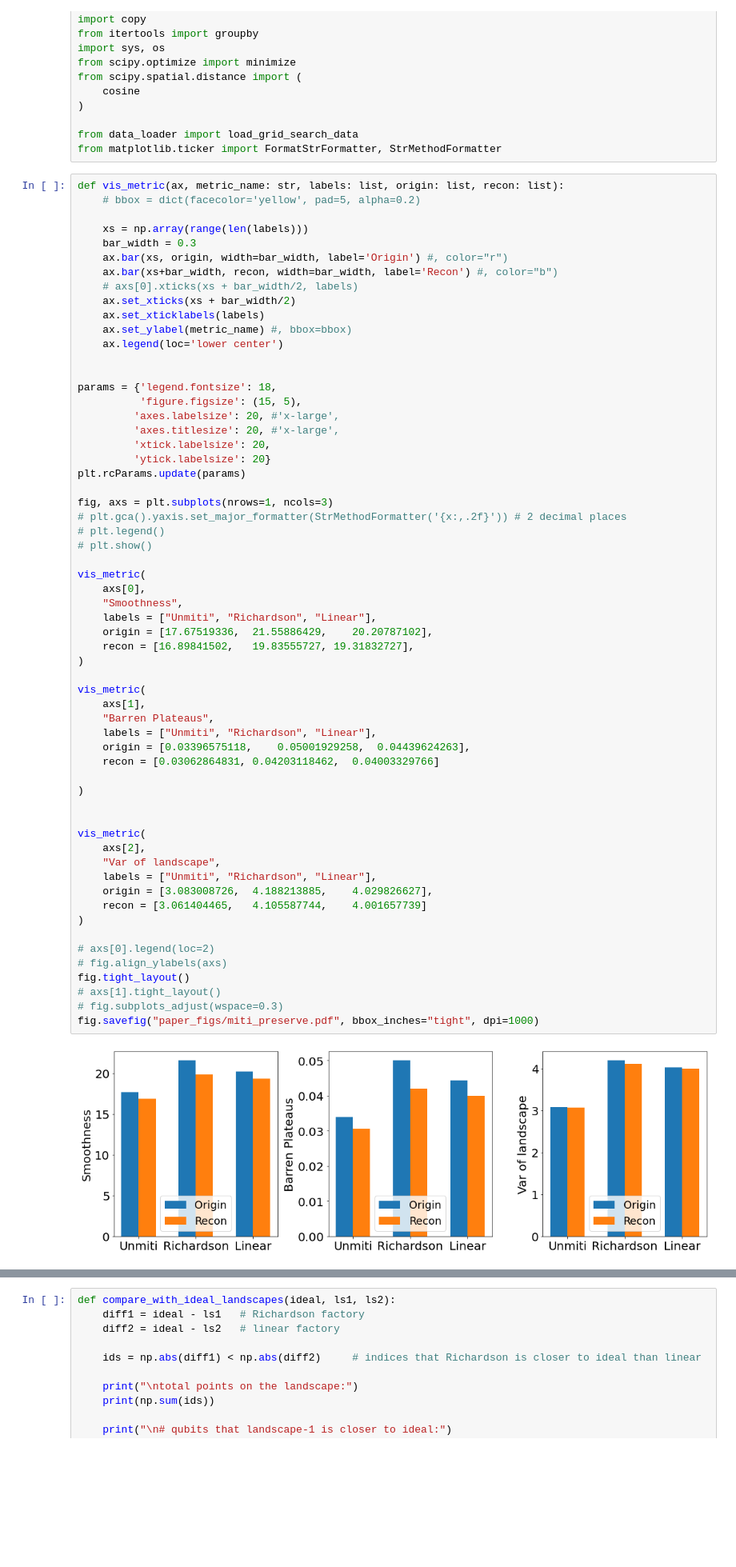
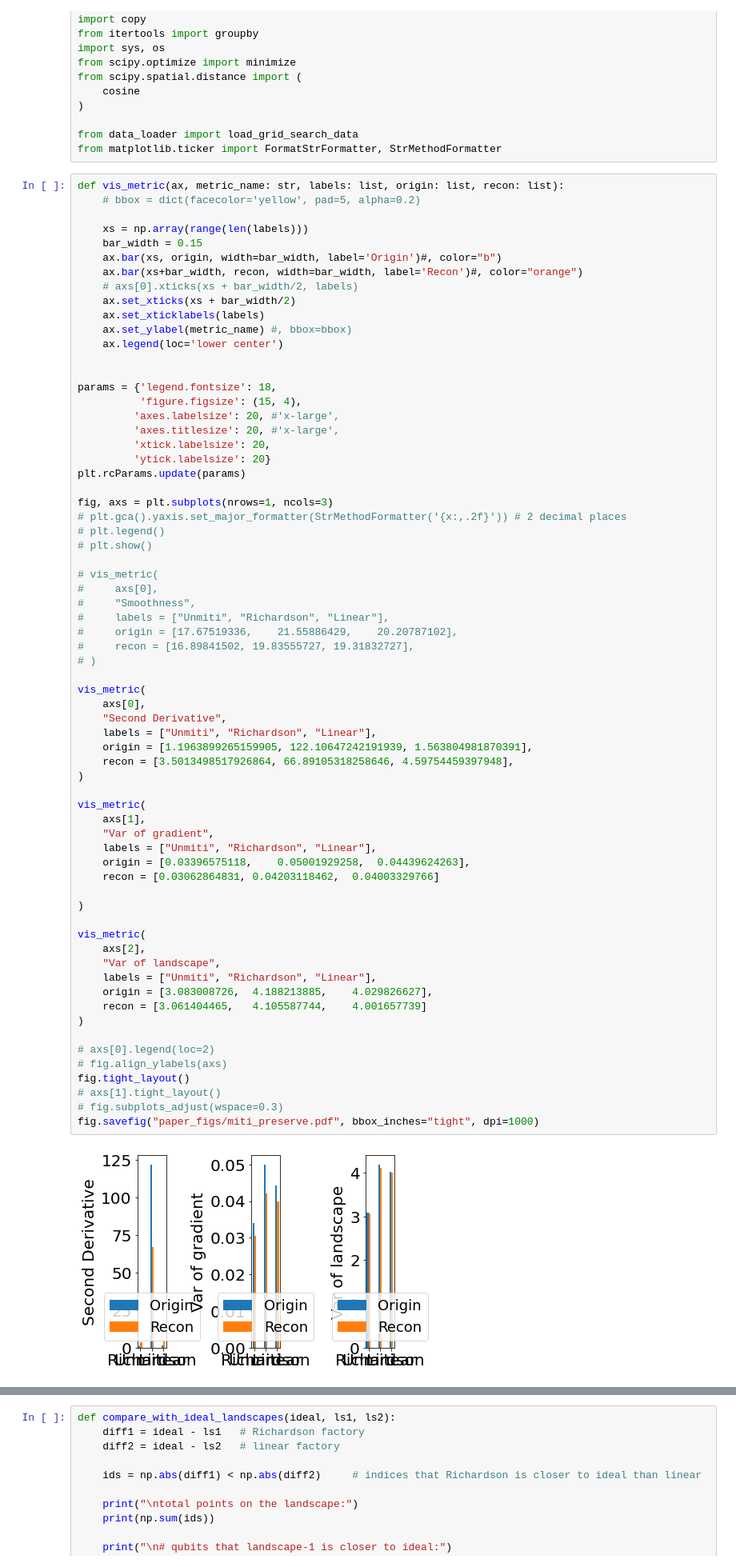
Before and after one commit to kunliu7/oscar, a Jupyter notebook: vis_figs_comp_miti.ipynb, the cells around one changed output, grey strips where cells are left out. Shown at 80% size. Drawn from its saved outputs; the diff is of its cells as text; blank space fills up the shorter version.

Commit message:
feat: visualize

```diff
--- a/vis_figs_comp_miti.ipynb
+++ b/vis_figs_comp_miti.ipynb
@@ -23,9 +23,9 @@ def vis_metric(ax, metric_name: str, labels: list, origin: list, recon: list):
     # bbox = dict(facecolor='yellow', pad=5, alpha=0.2)
 
     xs = np.array(range(len(labels)))
-    bar_width = 0.3
-    ax.bar(xs, origin, width=bar_width, label='Origin') #, color="r")
-    ax.bar(xs+bar_width, recon, width=bar_width, label='Recon') #, color="b")
+    bar_width = 0.15
+    ax.bar(xs, origin, width=bar_width, label='Origin')#, color="b")
+    ax.bar(xs+bar_width, recon, width=bar_width, label='Recon')#, color="orange")
     # axs[0].xticks(xs + bar_width/2, labels)
     ax.set_xticks(xs + bar_width/2)
     ax.set_xticklabels(labels)
@@ -34,7 +34,7 @@ def vis_metric(ax, metric_name: str, labels: list, origin: list, recon: list):
 
 
 params = {'legend.fontsize': 18,
-          'figure.figsize': (15, 5),
+          'figure.figsize': (15, 4),
          'axes.labelsize': 20, #'x-large',
          'axes.titlesize': 20, #'x-large',
          'xtick.labelsize': 20,
@@ -46,37 +46,44 @@ fig, axs = plt.subplots(nrows=1, ncols=3)
 # plt.legend()
 # plt.show()
 
+# vis_metric(
+#     axs[0],
+#     "Smoothness",
+#     labels = ["Unmiti", "Richardson", "Linear"],
+#     origin = [17.67519336,	21.55886429,	20.20787102],
+#     recon = [16.89841502,	19.83555727, 19.31832727],
+# )
+
 vis_metric(
     axs[0],
-    "Smoothness",
+    "Second Derivative",
     labels = ["Unmiti", "Richardson", "Linear"],
-    origin = [17.67519336,	21.55886429,	20.20787102],
-    recon = [16.89841502,	19.83555727, 19.31832727],
+    origin = [1.1963899265159905, 122.10647242191939, 1.563804981870391],
+    recon = [3.5013498517926864, 66.89105318258646, 4.59754459397948],
 )
 
 vis_metric(
     axs[1],
-    "Barren Plateaus",
+    "Var of gradient",
     labels = ["Unmiti", "Richardson", "Linear"],
     origin = [0.03396575118,	0.05001929258,	0.04439624263],
     recon = [0.03062864831,	0.04203118462,	0.04003329766]
 
 )
-
 
 vis_metric(
     axs[2],
     "Var of landscape",
     labels = ["Unmiti", "Richardson", "Linear"],
     origin = [3.083008726,	4.188213885,	4.029826627],
     recon = [3.061404465,	4.105587744,	4.001657739]
 )
 
 # axs[0].legend(loc=2)
 # fig.align_ylabels(axs)
 fig.tight_layout()
 # axs[1].tight_layout()
 # fig.subplots_adjust(wspace=0.3)
 fig.savefig("paper_figs/miti_preserve.pdf", bbox_inches="tight", dpi=1000)
 # %% [output]
-[figure, old version]
+[figure, new version]
```
Also changed, not shown: parts of 5 cells of this notebook, 4 other files.
